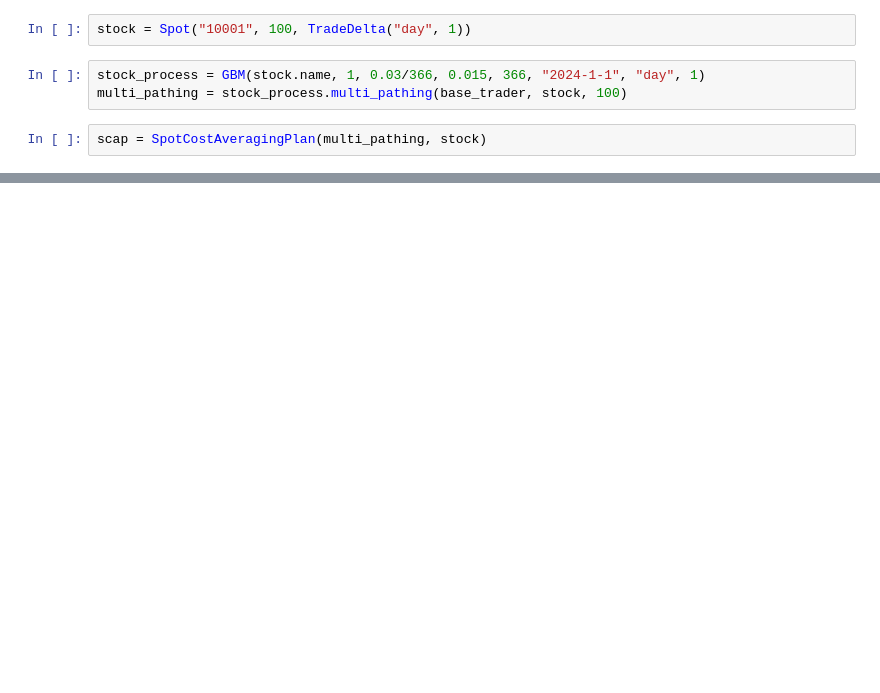
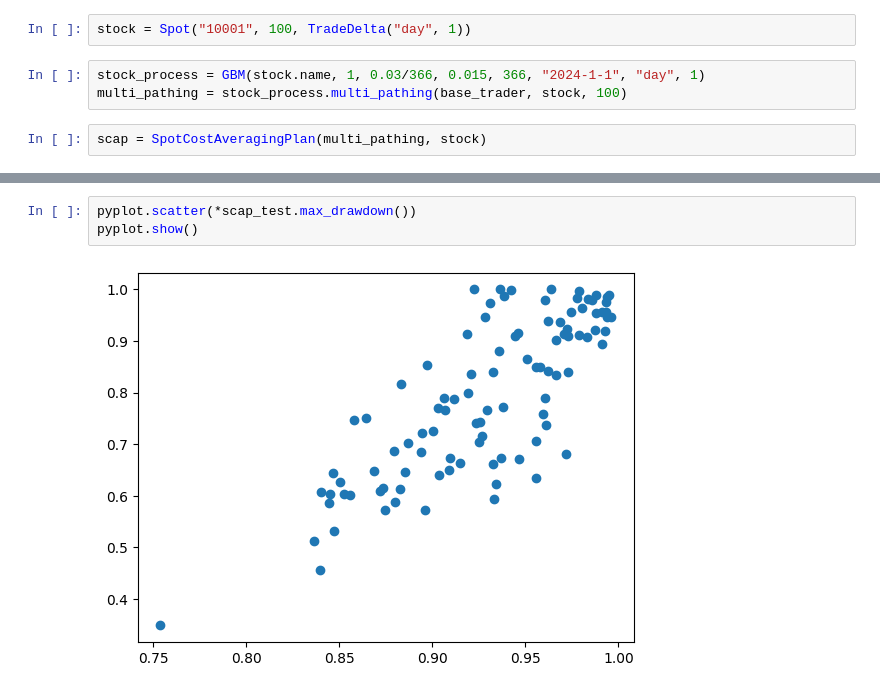
Before and after one commit to Sy-Sang/finance_utils, a Jupyter notebook: finance_utils/asset/spot/nb/nb3.ipynb, the cells around one changed output, grey strips where cells are left out. Saved outputs shown, nothing was run; the diff lists cells and outputs as text; blank space fills up the shorter version.

```diff
--- a/finance_utils/asset/spot/nb/nb3.ipynb
+++ b/finance_utils/asset/spot/nb/nb3.ipynb
@@ -42,0 +43,5 @@ pyplot.show()
+# %%
+pyplot.scatter(*scap_test.max_drawdown())
+pyplot.show()
+# %% [output]
+[figure, added]
```
Also changed, not shown: parts of 9 cells of this notebook, 2 other files.
